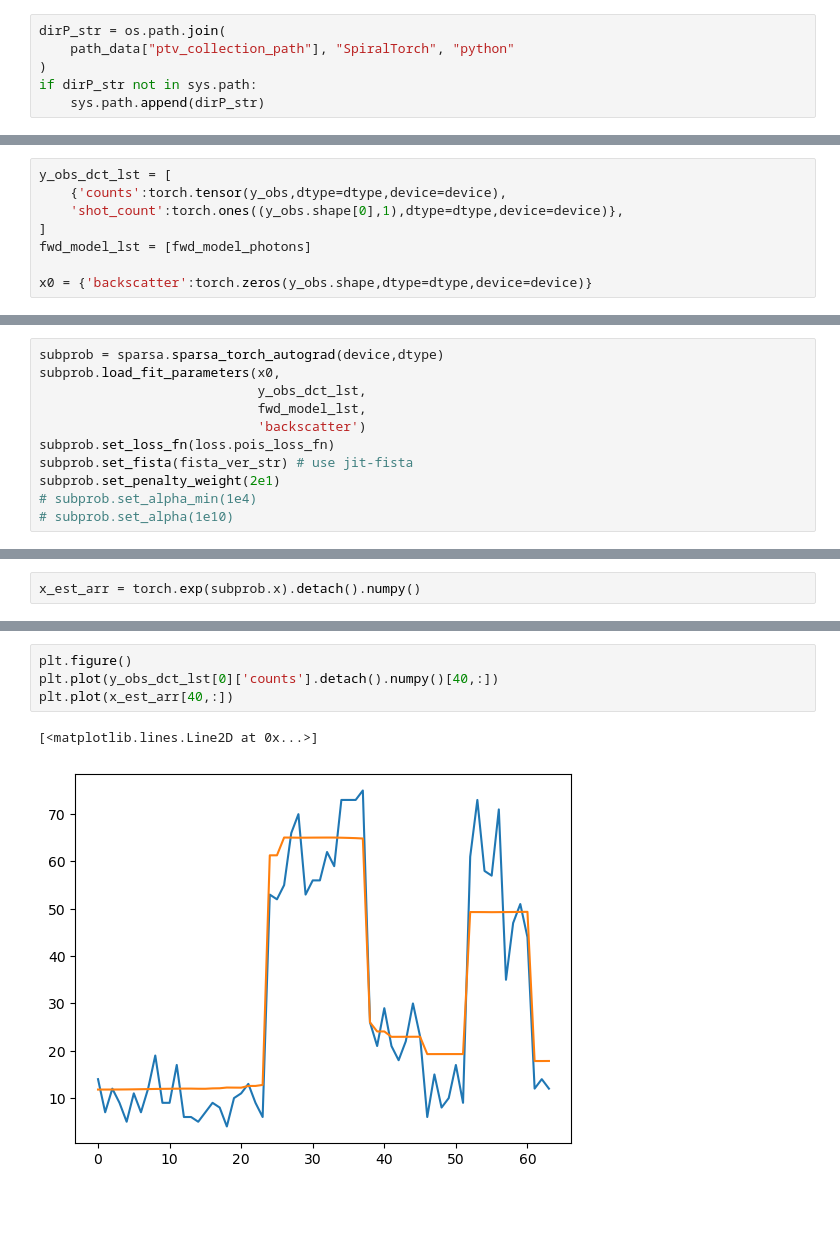
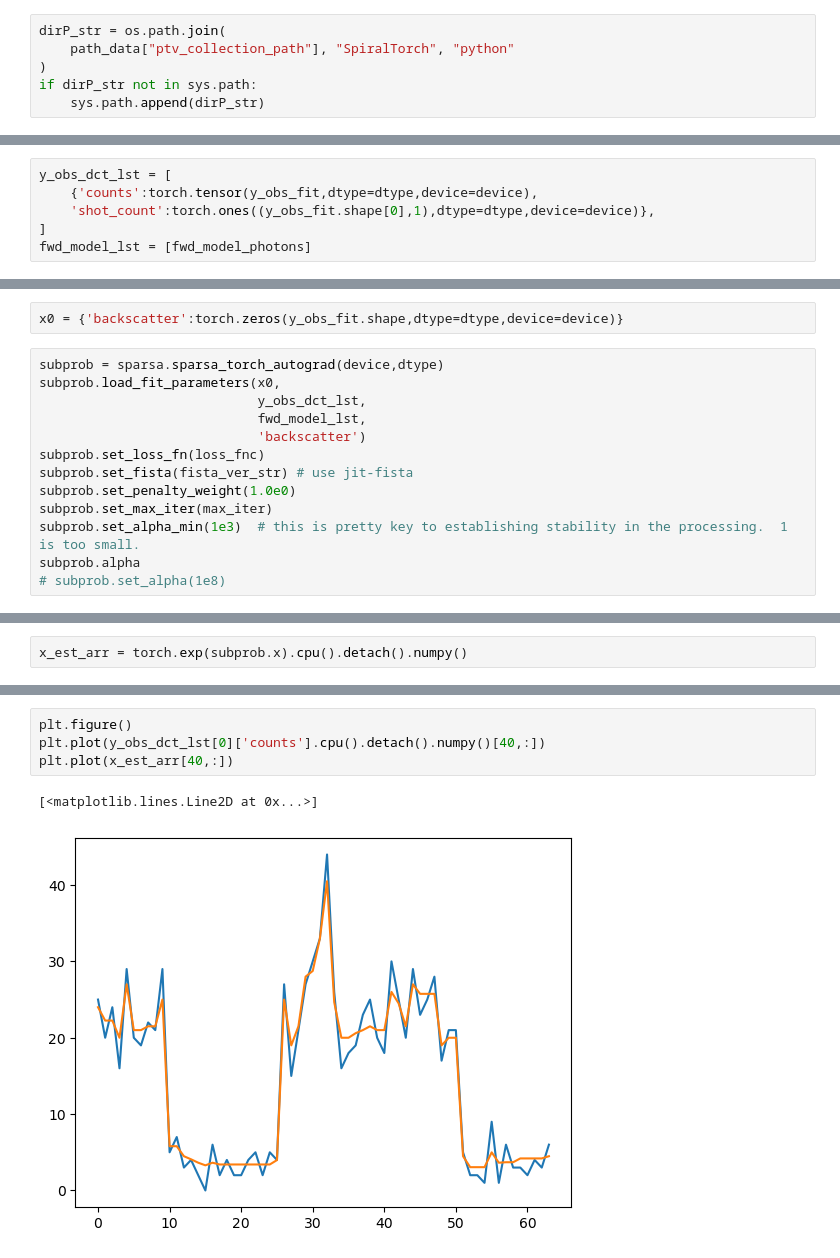
Before and after one commit to NCAR/SpiralTorch, a Jupyter notebook: notebooks/casper/RunSparsa.ipynb, the cells around one changed output, grey strips where cells are left out. Cells and saved outputs as stored; diff of their text form; blank space fills up the shorter version.

```diff
--- a/notebooks/casper/RunSparsa.ipynb
+++ b/notebooks/casper/RunSparsa.ipynb
@@ -84,8 +173,6 @@ def fwd_model_photons(**x):
 # %%
 y_obs_dct_lst = [
-    {'counts':torch.tensor(y_obs,dtype=dtype,device=device),
-    'shot_count':torch.ones((y_obs.shape[0],1),dtype=dtype,device=device)},
+    {'counts':torch.tensor(y_obs_fit,dtype=dtype,device=device),
+    'shot_count':torch.ones((y_obs_fit.shape[0],1),dtype=dtype,device=device)},
 ]
 fwd_model_lst = [fwd_model_photons]
-
-x0 = {'backscatter':torch.zeros(y_obs.shape,dtype=dtype,device=device)}
@@ -92,11 +181,15 @@ x0 = {'backscatter':torch.zeros(y_obs.shape,dtype=dtype,device=device)}
+# %%
+x0 = {'backscatter':torch.zeros(y_obs_fit.shape,dtype=dtype,device=device)}
 # %%
 subprob = sparsa.sparsa_torch_autograd(device,dtype)
 subprob.load_fit_parameters(x0,
                             y_obs_dct_lst,
                             fwd_model_lst,
                             'backscatter')
-subprob.set_loss_fn(loss.pois_loss_fn)
+subprob.set_loss_fn(loss_fnc)
 subprob.set_fista(fista_ver_str) # use jit-fista
-subprob.set_penalty_weight(2e1)
-# subprob.set_alpha_min(1e4)
-# subprob.set_alpha(1e10)
+subprob.set_penalty_weight(1.0e0)
+subprob.set_max_iter(max_iter)
+subprob.set_alpha_min(1e3)  # this is pretty key to establishing stability in the processing.  1 is too small.
+subprob.alpha
+# subprob.set_alpha(1e8)
@@ -107,5 +212,5 @@ subprob.solve_sparsa_subprob()
 # %%
-x_est_arr = torch.exp(subprob.x).detach().numpy()
+x_est_arr = torch.exp(subprob.x).cpu().detach().numpy()
 # %%
 plt.figure()
 plt.imshow(x_est_arr)
@@ -115,7 +220,7 @@ plt.imshow(x_est_arr)
 # %%
 plt.figure()
-plt.plot(y_obs_dct_lst[0]['counts'].detach().numpy()[40,:])
+plt.plot(y_obs_dct_lst[0]['counts'].cpu().detach().numpy()[40,:])
 plt.plot(x_est_arr[40,:])
 # %% [output]
 [<matplotlib.lines.Line2D at 0x...>]
-[figure, old version]
+[figure, new version]
```
Also changed, not shown: parts of 63 cells of this notebook.
